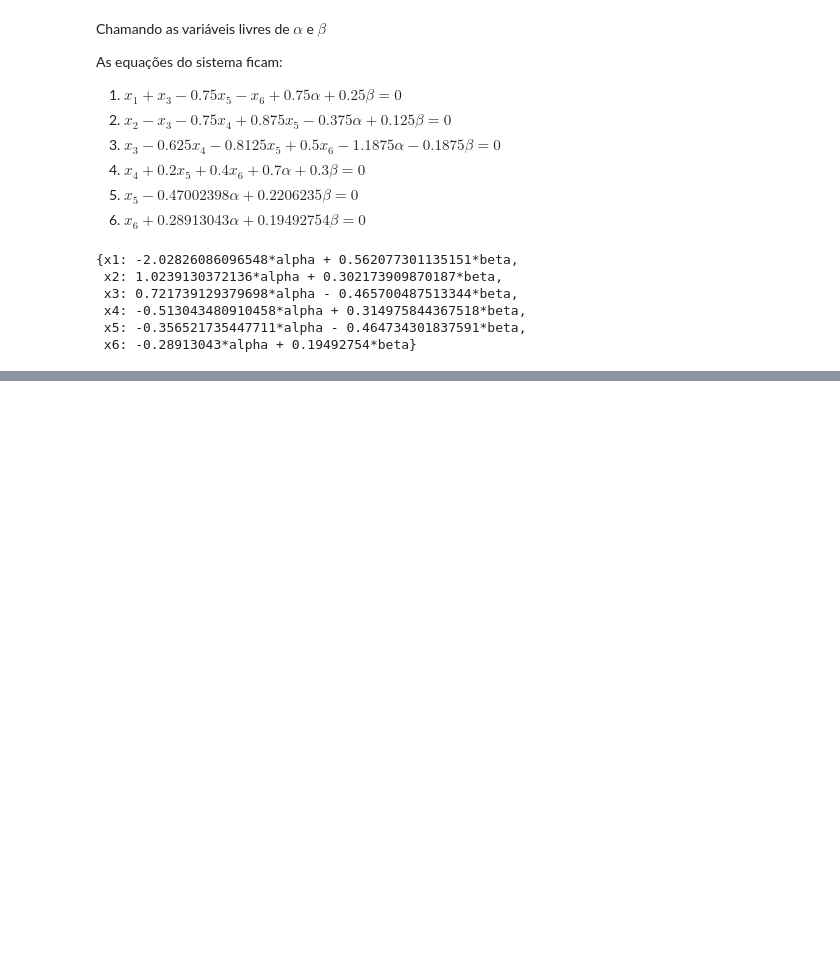
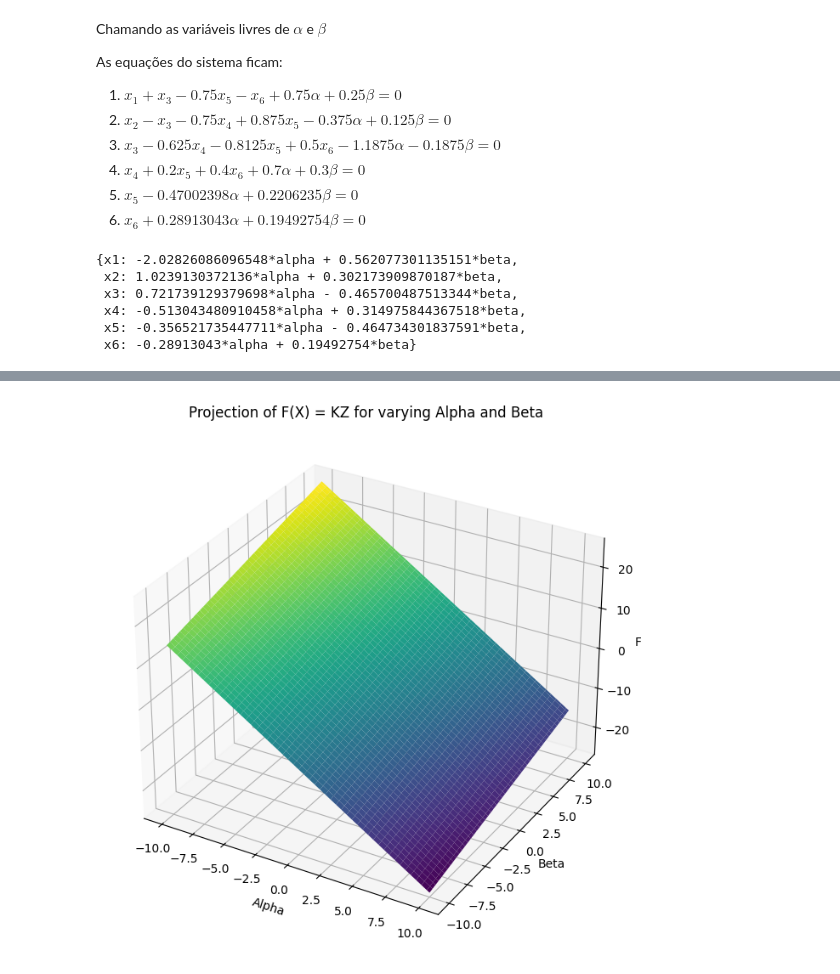
Before and after one commit to davibelo/EQE703_trabalho_1, a Jupyter notebook: respostas.ipynb, the cells around one changed output, grey strips where cells are left out. Cells and saved outputs as stored; diff of their text form; code cells hidden in the pictures; blank space fills up the shorter version.

```diff
--- a/respostas.ipynb
+++ b/respostas.ipynb
@@ -564,0 +516,7 @@ plt.show()
+# %%
+# Extracting the coefficients and constructing the matrix K
+K = sp.Matrix([[equation.coeff(alpha), equation.coeff(beta)] for equation in solutions.values()])
+
+# Displaying the matrix K
+print('K = ')
+K
@@ -564,0 +552,31 @@ plt.show()
+# %%
+# Convertendo a matriz K para um array NumPy
+K_np = np.array(K.evalf(), dtype=np.float64)
+
+# Gerando valores de alfa e beta de -10 a 10
+alpha_values = np.linspace(-10, 10, 100)
+beta_values = np.linspace(-10, 10, 100)
+
+# Criando uma grade de valores de alfa e beta
+alpha, beta = np.meshgrid(alpha_values, beta_values)
+
+# Calculando X para cada combinação de alfa e beta
+Z = np.array([alpha.ravel(), beta.ravel()])
+X = K_np @ Z
+
+# Selecionando uma das componentes de X para visualização
+F_X = X[0].reshape(alpha.shape)  # Escolhendo a primeira componente
+
+# Plotando a superfície 3D
+fig = plt.figure(figsize=(12, 8))
+ax = fig.add_subplot(111, projection='3d')
+ax.plot_surface(alpha, beta, F_X, cmap='viridis')
+
+ax.set_xlabel('Alpha')
+ax.set_ylabel('Beta')
+ax.set_zlabel('F(X)')
+ax.set_title('Projection of F(X) = KZ for varying Alpha and Beta')
+
+plt.show()
+# %% [output]
+[figure, added]
```
Also changed, not shown: parts of 11 cells of this notebook, 1 other file.
